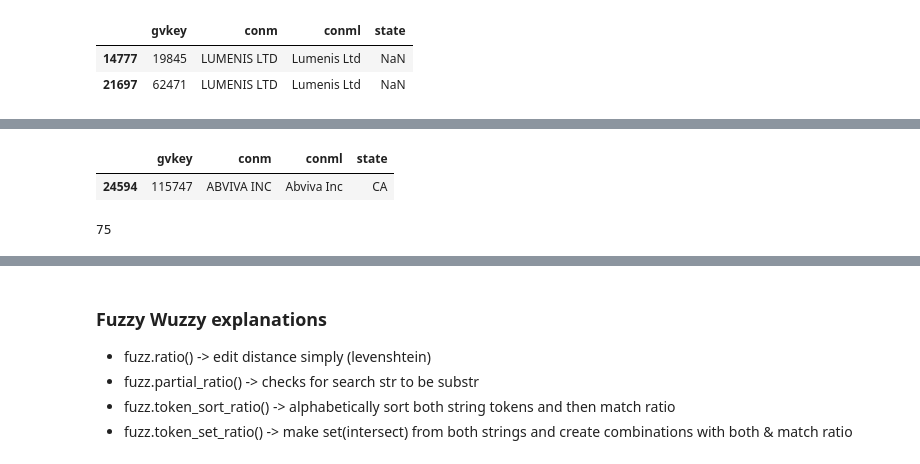
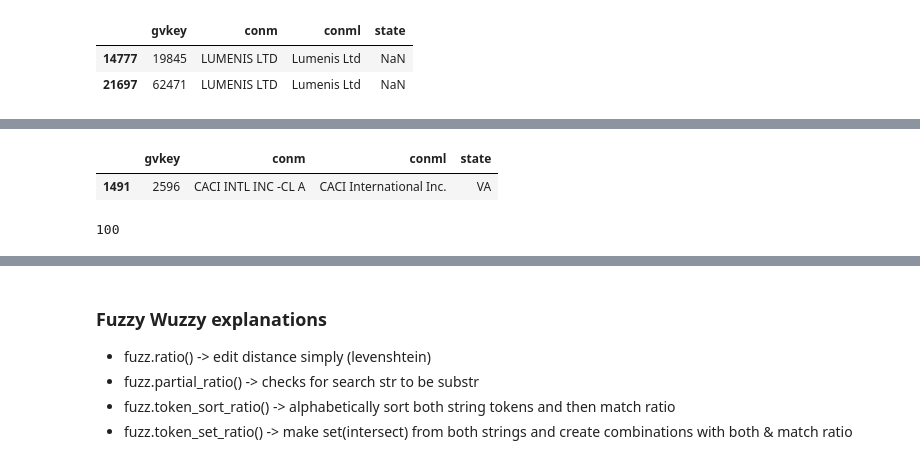
Before and after one commit to HasaanTS/string-matching-project, a Jupyter notebook: notebooks/3) EDA_py3_v2.ipynb, the cells around one changed output, grey strips where cells are left out. Drawn from its saved outputs; the diff is of its cells as text; code cells hidden in the pictures.

```diff
--- a/notebooks/3) EDA_py3_v2.ipynb
+++ b/notebooks/3) EDA_py3_v2.ipynb
@@ -132,12 +133,12 @@ Northwest Natural Gas Northwest Natural Gas Co 93
 # %%
-firmDF[firmDF['conm']=='ABVIVA INC']
+firmDF[firmDF['conml']=='CACI International Inc.']# firmDF[firmDF['conm']=='ABVIVA INC']
 # %% [output]
 |  | gvkey | conm | conml | state |
-| 24594 | 115747 | ABVIVA INC | Abviva Inc | CA |
+| 1491 | 2596 | CACI INTL INC -CL A | CACI International Inc. | VA |
 # %%
-fuzz.partial_ratio('Citibank Cash Reserves Account 27', 'CityBank')
+fuzz.partial_ratio('CACI International', 'CACI International Inc.') # fuzz.partial_ratio('Citibank Cash Reserves Account 27', 'CityBank')
 # %% [output]
-75
+100
 # %%
 def levenshteinDistance(s1, s2):
     if len(s1) > len(s2):
```
Also changed, not shown: parts of 47 cells of this notebook, 7 other files.
